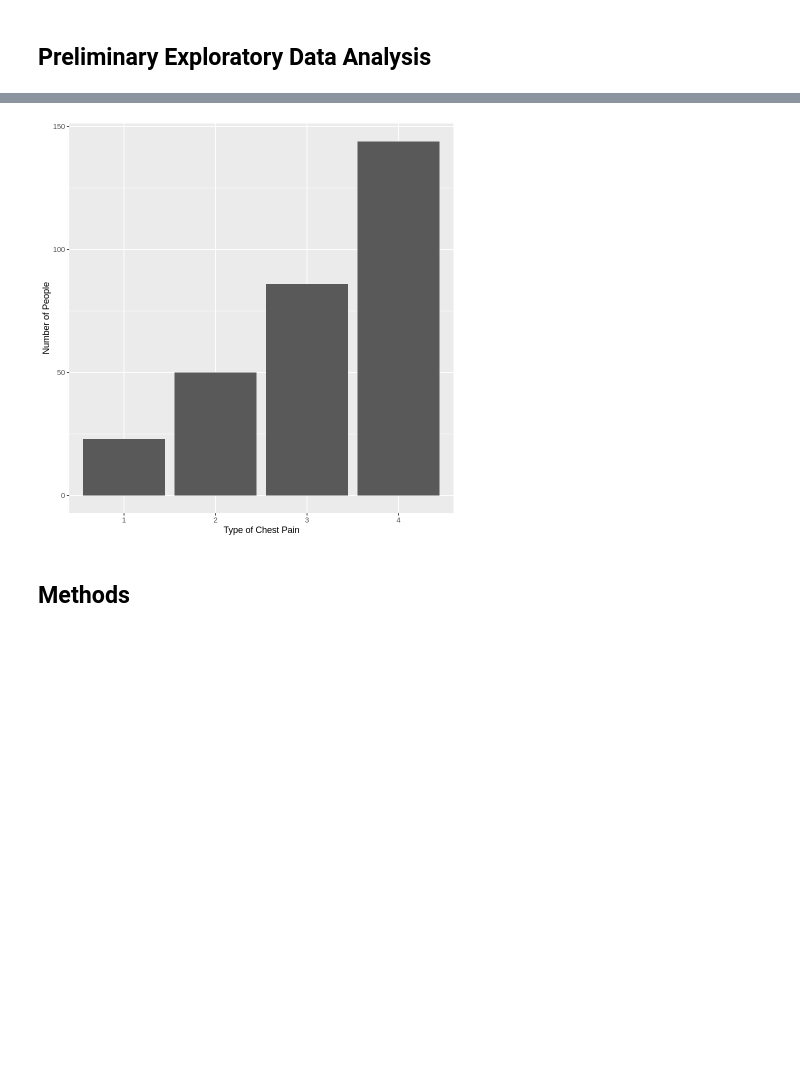
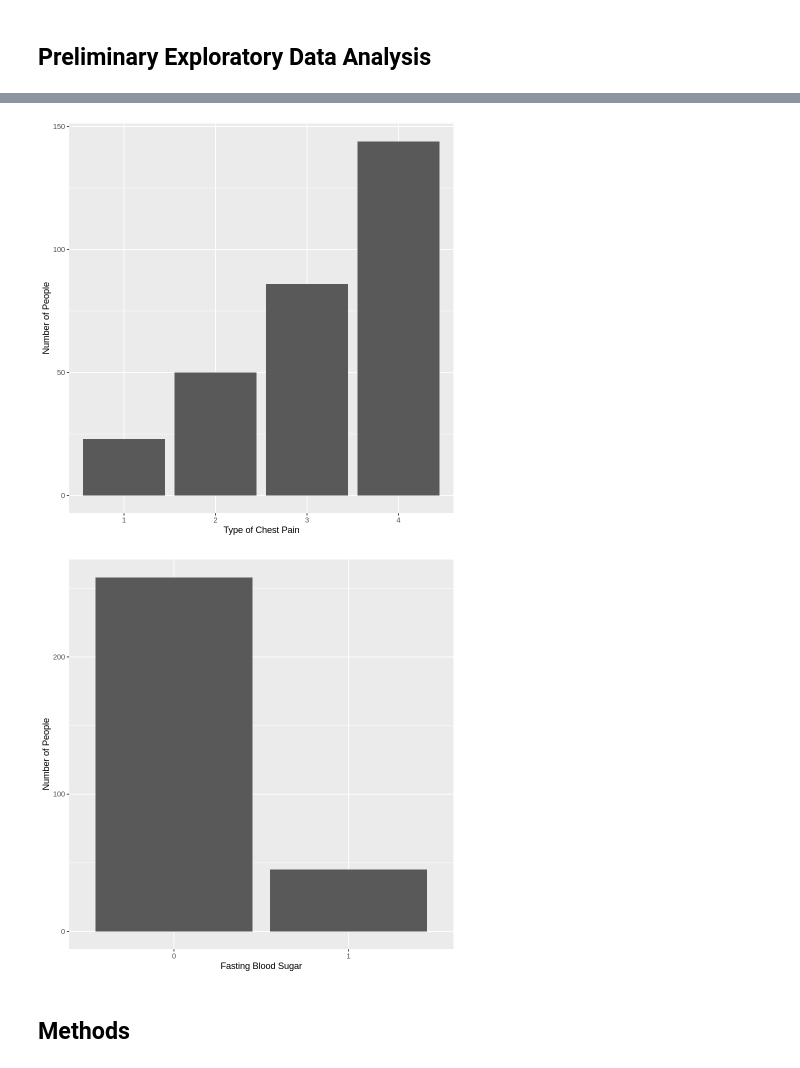
Before and after one commit to CameronGeisler/dsci-project, a Jupyter notebook: proposal2.ipynb, the cells around one changed output, grey strips where cells are left out. Saved outputs shown, nothing was run; the diff lists cells and outputs as text; code cells hidden in the pictures; blank space fills up the shorter version.

```diff
--- a/proposal2.ipynb
+++ b/proposal2.ipynb
@@ -151,16 +152,21 @@ ggplot(heart_training, aes(x = chol, fill = target_var)) +
 # %%
 # Bar plots for (potential) target variables
 ggplot(data, aes(x = num)) +
     geom_bar() +
     xlab("Diagnosis of Heart Disease") +
     ylab("Number of People")
 ggplot(data, aes(x = cp)) +
     geom_bar() +
     xlab("Type of Chest Pain") +
     ylab("Number of People")
+ggplot(data, aes(x = fbs)) +
+    geom_bar() +
+    xlab("Fasting Blood Sugar") +
+    ylab("Number of People")
 # %% [output]
 [figure]
 [figure]
+[figure, added]
 # %%
 # plot <- ggplot(data, aes(x = chol, y = trestbps, color = cp)) +
 #     geom_point()
```
Also changed, not shown: parts of 11 cells of this notebook.
